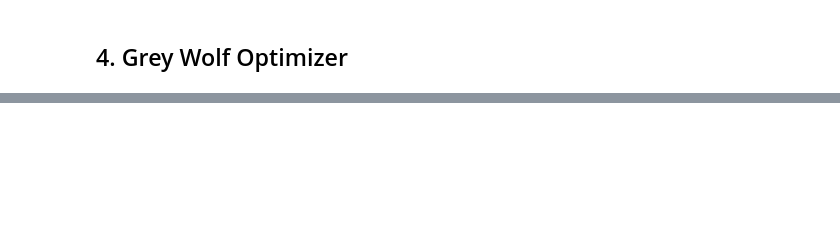
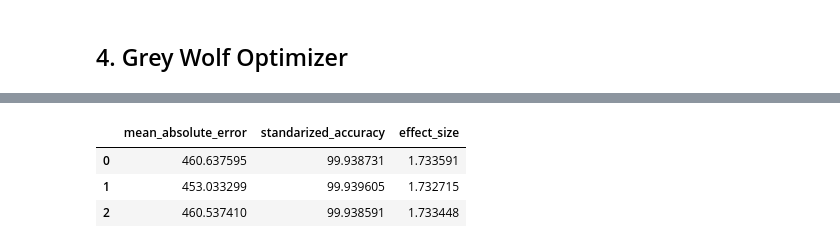
Before and after one commit to Hyper-Cosmos/Skripsi, a Jupyter notebook: Stuff/Skripsi.ipynb, the cells around one changed output, grey strips where cells are left out. Drawn from its saved outputs; the diff is of its cells as text; code cells hidden in the pictures; blank space fills up the shorter version.

```diff
--- a/Stuff/Skripsi.ipynb
+++ b/Stuff/Skripsi.ipynb
@@ -400,0 +495,19 @@ Parameters: [[81.53665903 13.61100879]
+# %%
+from sklearn import linear_model
+
+
+def estimated_effort_calc(all_clusters, loo_index, pf_pred):
+    X_var = all_clusters[['size_ucp', 'pf']]
+    y_var = all_clusters['actual_effort']
+
+    # linear regression
+    regr = linear_model.LinearRegression()
+    regr.fit(X_var.values, y_var) # fit model
+
+    data_test = pd.read_csv('datasetPF.csv')
+    size_test = data_test['size_ucp'][loo_index]
+
+    #predict effort where 'size' and 'pf' is
+    predicted_est_eff = regr.predict([[size_test, pf_pred]])
+
+    return predicted_est_eff
@@ -400,0 +637,8 @@ Parameters: [[81.53665903 13.61100879]
+# %%
+result = []
+
+for i in range (30):
+    res = main(25, 25)
+
+    result.append(res)
+    print(i, res)
@@ -400,0 +664,9 @@ Parameters: [[81.53665903 13.61100879]
+# %%
+result_df = pd.DataFrame(result, columns=['mean_absolute_error', 'standarized_accuracy', 'effect_size'])
+result_df.to_csv('part5iter20.csv')
+result_df
+# %% [output]
+|  | mean_absolute_error | standarized_accuracy | effect_size |
+| 0 | 460.637595 | 99.938731 | 1.733591 |
+| 1 | 453.033299 | 99.939605 | 1.732715 |
+| 2 | 460.537410 | 99.938591 | 1.733448 |
```
Also changed, not shown: parts of 14 cells of this notebook, 1 other file.
